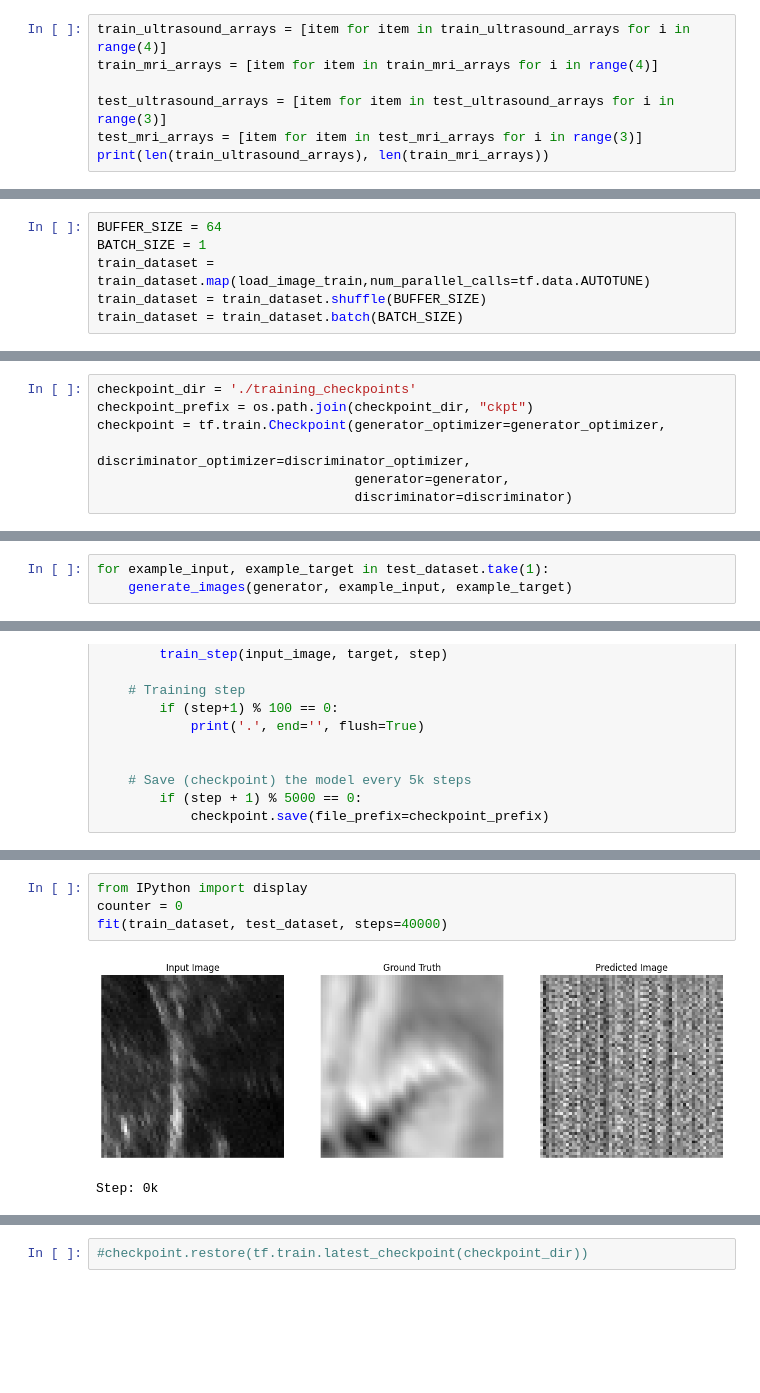
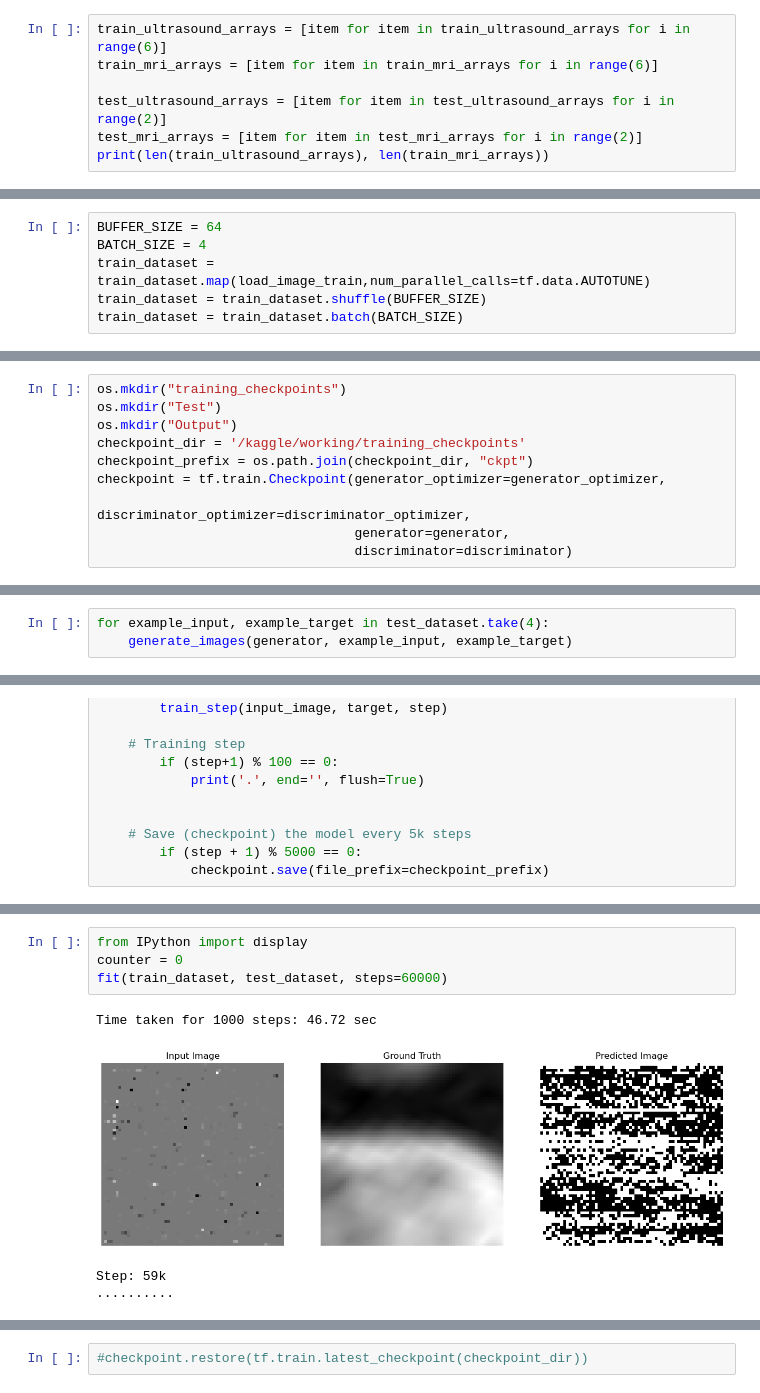
Before and after one commit to shubhamcodez/BrainVoxGen, a Jupyter notebook: VoxGen.ipynb, the cells around one changed output, grey strips where cells are left out. Drawn from its saved outputs; the diff is of its cells as text; blank space fills up the shorter version.

```diff
--- a/VoxGen.ipynb
+++ b/VoxGen.ipynb
@@ -235,10 +255,10 @@ def load_image_test(input_image, real_image):
     input_image, real_image = normalize(input_image, real_image)
     return input_image, real_image
 # %%
-train_ultrasound_arrays = [item for item in train_ultrasound_arrays for i in range(4)]
-train_mri_arrays = [item for item in train_mri_arrays for i in range(4)]
+train_ultrasound_arrays = [item for item in train_ultrasound_arrays for i in range(6)]
+train_mri_arrays = [item for item in train_mri_arrays for i in range(6)]
 
-test_ultrasound_arrays = [item for item in test_ultrasound_arrays for i in range(3)]
-test_mri_arrays = [item for item in test_mri_arrays for i in range(3)]
+test_ultrasound_arrays = [item for item in test_ultrasound_arrays for i in range(2)]
+test_mri_arrays = [item for item in test_mri_arrays for i in range(2)]
 print(len(train_ultrasound_arrays), len(train_mri_arrays))
 # %% [output]
@@ -248,7 +268,7 @@ train_dataset = tf.data.Dataset.from_tensor_slices((train_ultrasound_arrays, tra
 test_dataset = tf.data.Dataset.from_tensor_slices((test_ultrasound_arrays, test_mri_arrays))
 # %%
 BUFFER_SIZE = 64
-BATCH_SIZE = 1
+BATCH_SIZE = 4
 train_dataset = train_dataset.map(load_image_train,num_parallel_calls=tf.data.AUTOTUNE)
 train_dataset = train_dataset.shuffle(BUFFER_SIZE)
 train_dataset = train_dataset.batch(BATCH_SIZE)
@@ -427,7 +433,10 @@ def discriminator_loss(disc_real_output, disc_generated_output):
 generator_optimizer = tf.keras.optimizers.Adam(2e-4, beta_1=0.5)
 discriminator_optimizer = tf.keras.optimizers.Adam(2e-4, beta_1=0.5)
 # %%
-checkpoint_dir = './training_checkpoints'
+os.mkdir("training_checkpoints")
+os.mkdir("Test")
+os.mkdir("Output")
+checkpoint_dir = '/kaggle/working/training_checkpoints'
 checkpoint_prefix = os.path.join(checkpoint_dir, "ckpt")
 checkpoint = tf.train.Checkpoint(generator_optimizer=generator_optimizer,
                                  discriminator_optimizer=discriminator_optimizer,
@@ -475,5 +487,5 @@ def generate_images(model, test_input, tar, save=False):
         plt.axis('off')
     plt.show()
 # %%
-for example_input, example_target in test_dataset.take(1):
+for example_input, example_target in test_dataset.take(4):
     generate_images(generator, example_input, example_target)
@@ -546,9 +556,11 @@ ERROR: Failed to launch TensorBoard (exited with 1).
 # %%
 from IPython import display
 counter = 0
-fit(train_dataset, test_dataset, steps=40000)
+fit(train_dataset, test_dataset, steps=60000)
 # %% [output]
+Time taken for 1000 steps: 46.72 sec
-[figure, old version]
+[figure, new version]
-Step: 0k
+Step: 59k
+..........
 # %%
 tensorboard dev upload --logdir {log_dir}
```
Also changed, not shown: parts of 29 cells of this notebook, 46 other files.
